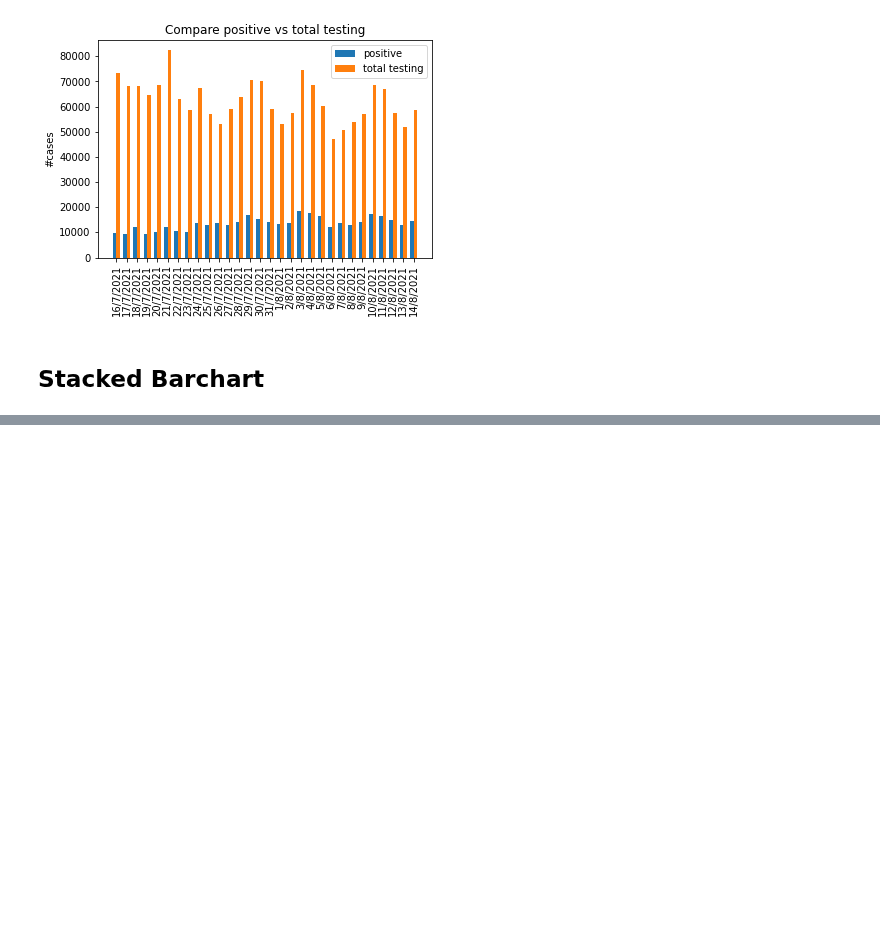
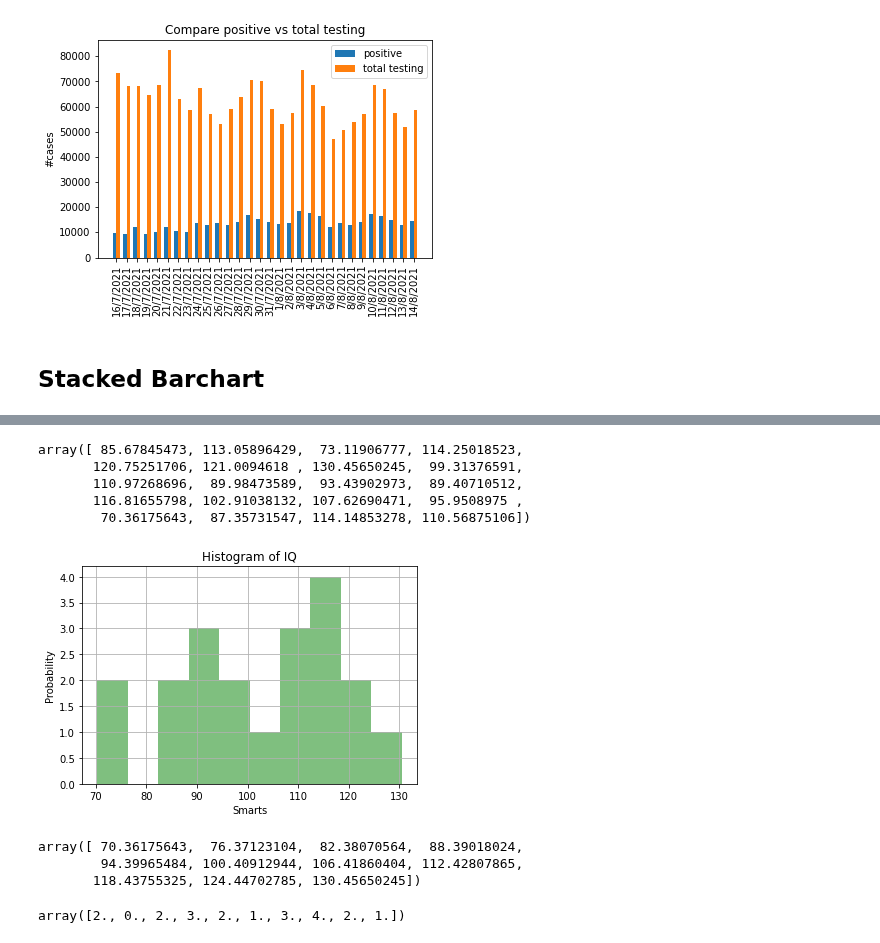
Before and after one commit to ThanikPimpiban/DWDM21, a Jupyter notebook: Data_Visualization.ipynb, the cells around one changed output, grey strips where cells are left out. Cells and saved outputs as stored; diff of their text form; code cells hidden in the pictures; blank space fills up the shorter version.

```diff
--- a/Data_Visualization.ipynb
+++ b/Data_Visualization.ipynb
@@ -210,0 +225,33 @@ plt.legend();
+# %%
+mu, sigma = 100, 15
+x = mu + sigma * np.random.randn(20)
+x
+# %% [output]
+array([ 85.67845473, 113.05896429,  73.11906777, 114.25018523,
+       120.75251706, 121.0094618 , 130.45650245,  99.31376591,
+       110.97268696,  89.98473589,  93.43902973,  89.40710512,
+       116.81655798, 102.91038132, 107.62690471,  95.9508975 ,
+        70.36175643,  87.35731547, 114.14853278, 110.56875106])
+# %%
+np.random.seed(19680801)
+
+n, bins, patches = plt.hist(x, 10, facecolor='g', alpha=0.5)
+
+plt.xlabel('Smarts')
+plt.ylabel('Probability')
+plt.title('Histogram of IQ')
+
+plt.grid(True)
+plt.show()
+# %% [output]
+[figure, added]
+# %%
+bins
+# %% [output]
+array([ 70.36175643,  76.37123104,  82.38070564,  88.39018024,
+        94.39965484, 100.40912944, 106.41860404, 112.42807865,
+       118.43755325, 124.44702785, 130.45650245])
+# %%
+n
+# %% [output]
+array([2., 0., 2., 3., 2., 1., 3., 4., 2., 1.])
```
Also changed, not shown: parts of 3 cells of this notebook.
